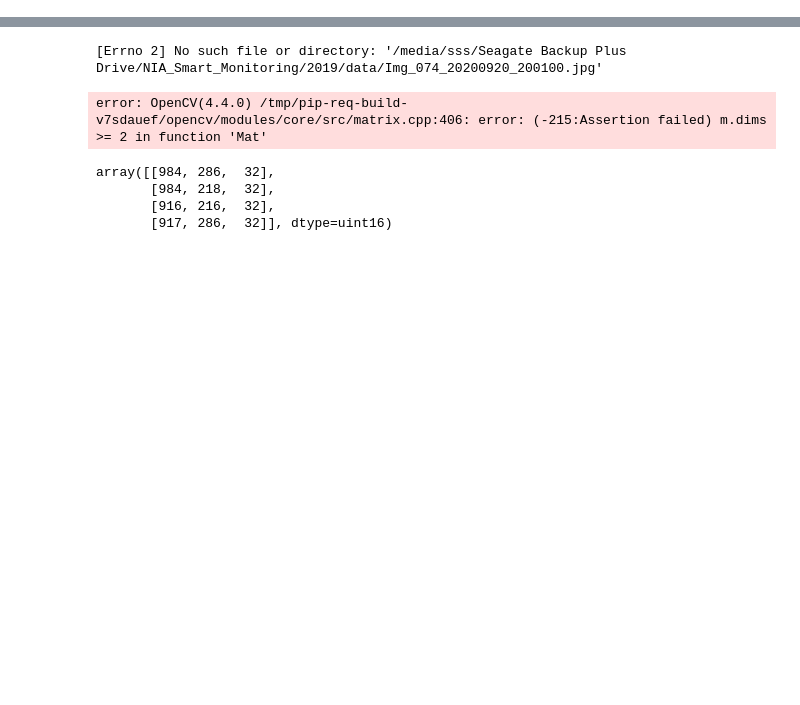
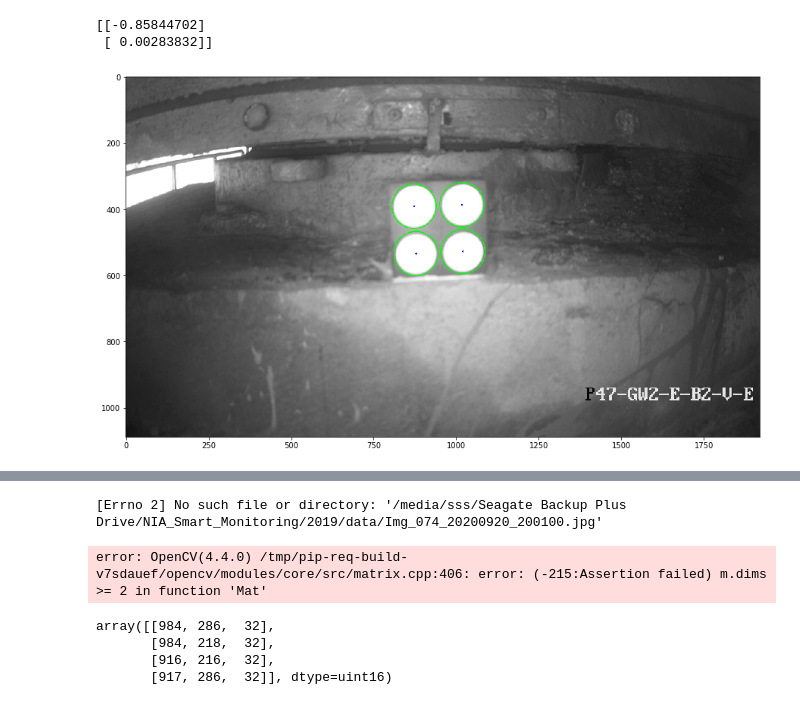
Before and after one commit to StringBottle/brg-shoe-disp-monit, a Jupyter notebook: disp_measure_demo.ipynb, the cells around one changed output, grey strips where cells are left out. Cells and saved outputs as stored; diff of their text form; code cells hidden in the pictures; blank space fills up the shorter version.

```diff
--- a/disp_measure_demo.ipynb
+++ b/disp_measure_demo.ipynb
@@ -15 +70,28 @@ from module.disp_measure import displacement_measure
+# %%
+disp, dest_circles = displacement_measure(dest_img,
+                                          src_img,
+                                          params = params,
+#                                               src_circles = src_circles
+                                          )
+print(disp)
+# %% [output]
+[[-0.85844702]
+ [ 0.00283832]]
+# %%
+if dest_circles is not None:
+    # Convert the circle parameters a, b and r to integers.
+    circles = np.uint16(np.around(dest_circles))
+    for pt in circles:
+        a, b, r = pt[0], pt[1], pt[2]
+        # Draw the circumference of the circle.
+        cv2.circle(dest_img, (a, b), r, (0, 255, 0), 2)
+        # Draw a small circle (of radius 1) to show the center.
+        cv2.circle(dest_img, (a, b), 1, (0, 0, 255), 3)
+
+    plt.figure(figsize=(15, 15))
+    plt.imshow(dest_img)
+else:
+    plt.imshow(dest_img)
+# %% [output]
+[figure, added]
 # %%
```
Also changed, not shown: parts of 9 cells of this notebook, 1 other file.
